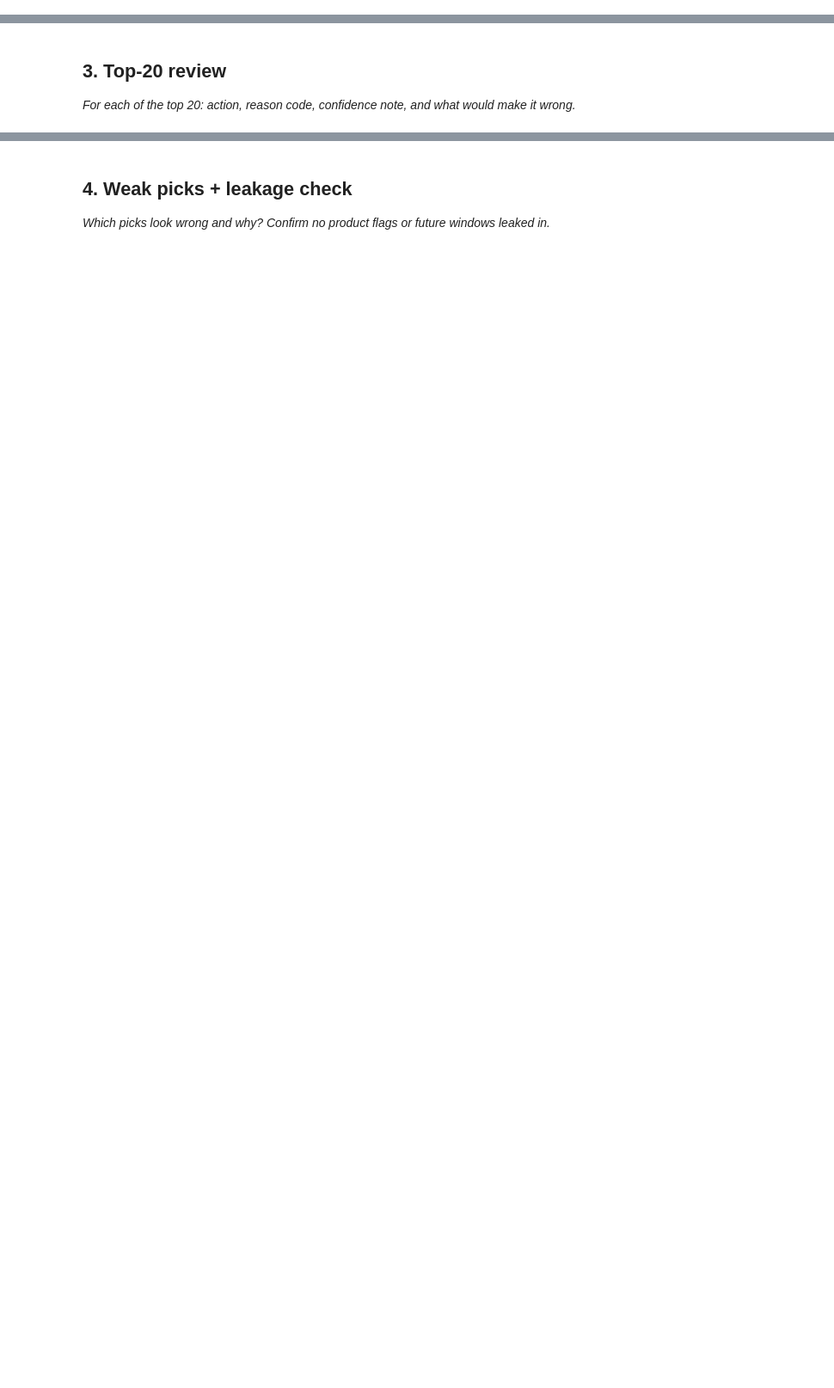
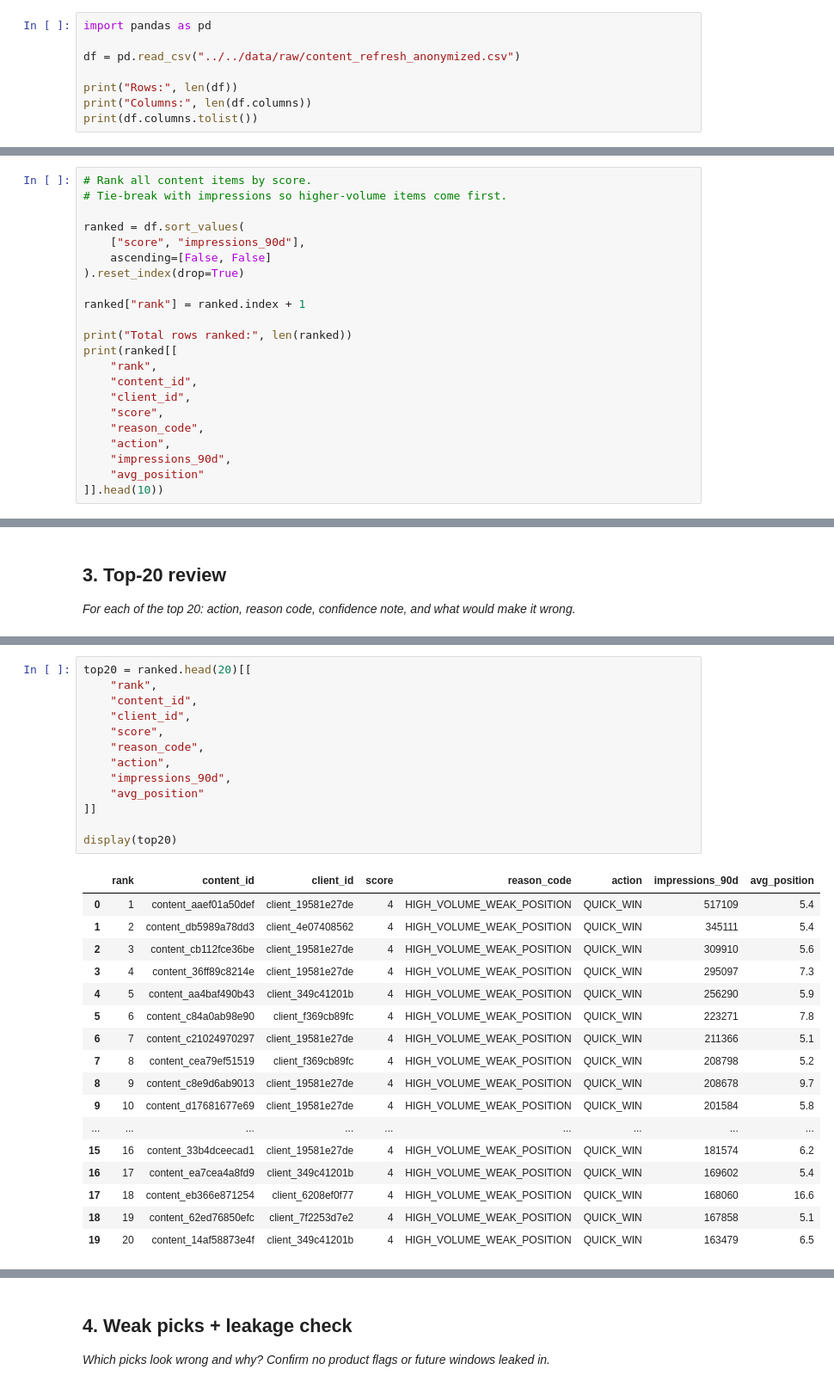
Before and after one commit to malaikasaleem944/malaika_flyrank, a Jupyter notebook: work/notebooks/w04_baseline_score.ipynb, the cells around one changed output, grey strips where cells are left out. Shown at 86% size. Cells and saved outputs as stored; diff of their text form; blank space fills up the shorter version.

Commit message:
Complete Week 4 baseline action score

```diff
--- a/work/notebooks/w04_baseline_score.ipynb
+++ b/work/notebooks/w04_baseline_score.ipynb
@@ -22,0 +266,8 @@ This skeleton is yours to fill. Work the sections **in order** — each one has
+# %%
+import pandas as pd
+
+df = pd.read_csv("../../data/raw/content_refresh_anonymized.csv")
+
+print("Rows:", len(df))
+print("Columns:", len(df.columns))
+print(df.columns.tolist())
@@ -22,0 +313,22 @@ This skeleton is yours to fill. Work the sections **in order** — each one has
+# %%
+# Rank all content items by score.
+# Tie-break with impressions so higher-volume items come first.
+
+ranked = df.sort_values(
+    ["score", "impressions_90d"],
+    ascending=[False, False]
+).reset_index(drop=True)
+
+ranked["rank"] = ranked.index + 1
+
+print("Total rows ranked:", len(ranked))
+print(ranked[[
+    "rank",
+    "content_id",
+    "client_id",
+    "score",
+    "reason_code",
+    "action",
+    "impressions_90d",
+    "avg_position"
+]].head(10))
@@ -29,0 +395,31 @@ This skeleton is yours to fill. Work the sections **in order** — each one has
+# %%
+top20 = ranked.head(20)[[
+    "rank",
+    "content_id",
+    "client_id",
+    "score",
+    "reason_code",
+    "action",
+    "impressions_90d",
+    "avg_position"
+]]
+
+display(top20)
+# %% [output]
+|  | rank | content_id | client_id | score | reason_code | action | impressions_90d | avg_position |
+| 0 | 1 | content_aaef01a50def | client_19581e27de | 4 | HIGH_VOLUME_WEAK_POSITION | QUICK_WIN | 517109 | 5.4 |
+| 1 | 2 | content_db5989a78dd3 | client_4e07408562 | 4 | HIGH_VOLUME_WEAK_POSITION | QUICK_WIN | 345111 | 5.4 |
+| 2 | 3 | content_cb112fce36be | client_19581e27de | 4 | HIGH_VOLUME_WEAK_POSITION | QUICK_WIN | 309910 | 5.6 |
+| 3 | 4 | content_36ff89c8214e | client_19581e27de | 4 | HIGH_VOLUME_WEAK_POSITION | QUICK_WIN | 295097 | 7.3 |
+| 4 | 5 | content_aa4baf490b43 | client_349c41201b | 4 | HIGH_VOLUME_WEAK_POSITION | QUICK_WIN | 256290 | 5.9 |
+| 5 | 6 | content_c84a0ab98e90 | client_f369cb89fc | 4 | HIGH_VOLUME_WEAK_POSITION | QUICK_WIN | 223271 | 7.8 |
+| 6 | 7 | content_c21024970297 | client_19581e27de | 4 | HIGH_VOLUME_WEAK_POSITION | QUICK_WIN | 211366 | 5.1 |
+| 7 | 8 | content_cea79ef51519 | client_f369cb89fc | 4 | HIGH_VOLUME_WEAK_POSITION | QUICK_WIN | 208798 | 5.2 |
+| 8 | 9 | content_c8e9d6ab9013 | client_19581e27de | 4 | HIGH_VOLUME_WEAK_POSITION | QUICK_WIN | 208678 | 9.7 |
+| 9 | 10 | content_d17681677e69 | client_19581e27de | 4 | HIGH_VOLUME_WEAK_POSITION | QUICK_WIN | 201584 | 5.8 |
+| ... | ... | ... | ... | ... | ... | ... | ... | ... |
+| 15 | 16 | content_33b4dceecad1 | client_19581e27de | 4 | HIGH_VOLUME_WEAK_POSITION | QUICK_WIN | 181574 | 6.2 |
+| 16 | 17 | content_ea7cea4a8fd9 | client_349c41201b | 4 | HIGH_VOLUME_WEAK_POSITION | QUICK_WIN | 169602 | 5.4 |
+| 17 | 18 | content_eb366e871254 | client_6208ef0f77 | 4 | HIGH_VOLUME_WEAK_POSITION | QUICK_WIN | 168060 | 16.6 |
+| 18 | 19 | content_62ed76850efc | client_7f2253d7e2 | 4 | HIGH_VOLUME_WEAK_POSITION | QUICK_WIN | 167858 | 5.1 |
+| 19 | 20 | content_14af58873e4f | client_349c41201b | 4 | HIGH_VOLUME_WEAK_POSITION | QUICK_WIN | 163479 | 6.5 |
```
Also changed, not shown: parts of 35 cells of this notebook.
